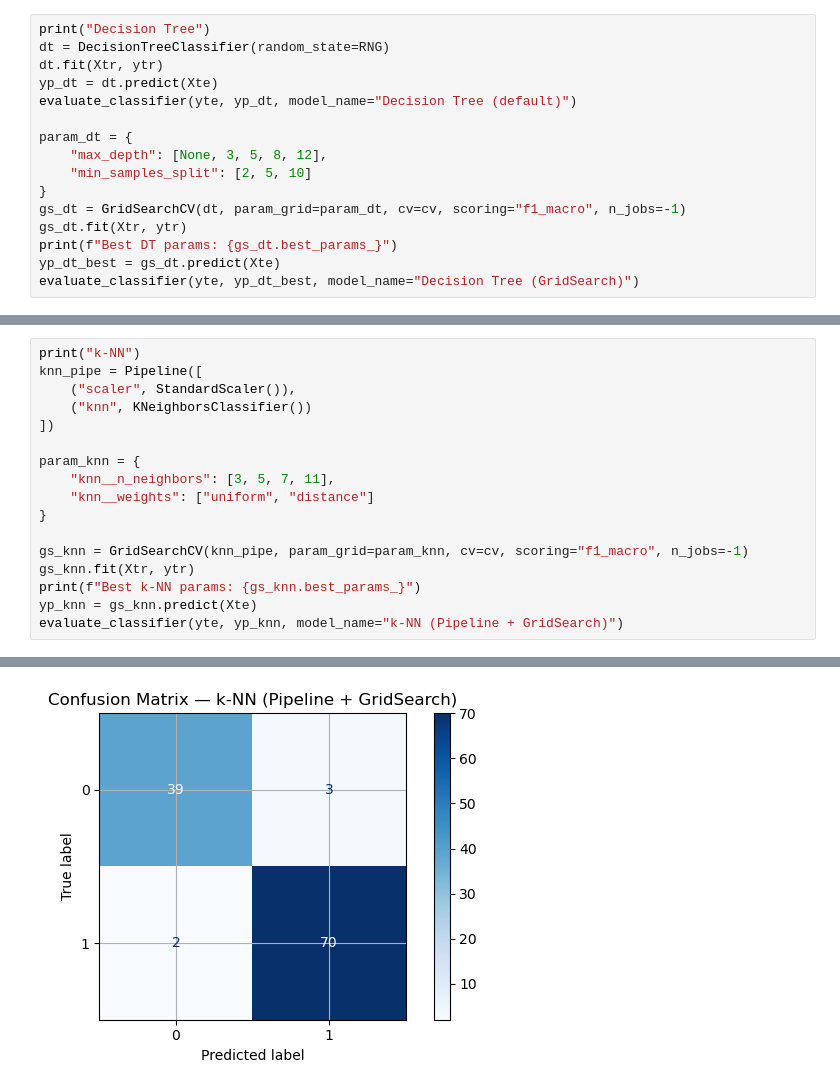
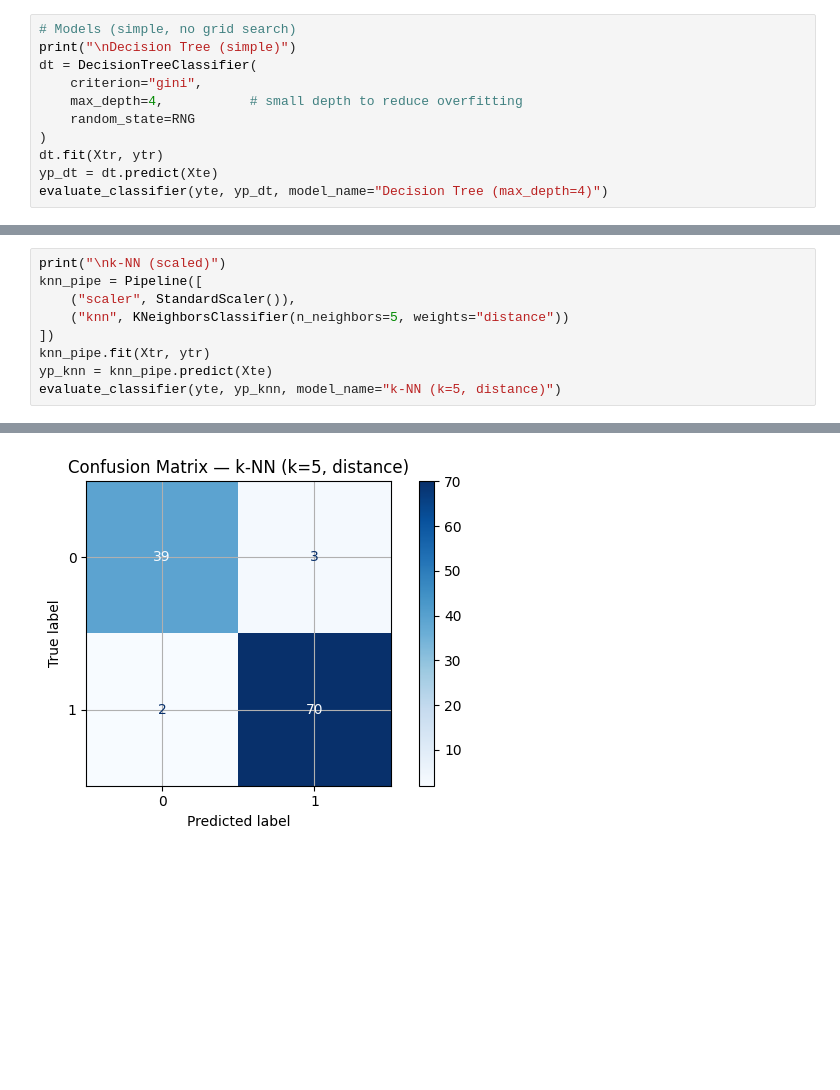
Before and after one commit to anastev982/DeepNets-Playground, a Jupyter notebook: case_studies/data_mining_algorithms/data_mining_algorithms.ipynb, the cells around one changed output, grey strips where cells are left out. Drawn from its saved outputs; the diff is of its cells as text; blank space fills up the shorter version.

```diff
--- a/case_studies/data_mining_algorithms/data_mining_algorithms.ipynb
+++ b/case_studies/data_mining_algorithms/data_mining_algorithms.ipynb
@@ -101,17 +121,12 @@ Train: (455, 30), Test: (114, 30)
 # %%
-print("Decision Tree")
-dt = DecisionTreeClassifier(random_state=RNG)
+# Models (simple, no grid search)
+print("\nDecision Tree (simple)")
+dt = DecisionTreeClassifier(
+    criterion="gini",
+    max_depth=4,           # small depth to reduce overfitting
+    random_state=RNG
+)
 dt.fit(Xtr, ytr)
 yp_dt = dt.predict(Xte)
-evaluate_classifier(yte, yp_dt, model_name="Decision Tree (default)")
-
-param_dt = {
-    "max_depth": [None, 3, 5, 8, 12],
-    "min_samples_split": [2, 5, 10]
-}
-gs_dt = GridSearchCV(dt, param_grid=param_dt, cv=cv, scoring="f1_macro", n_jobs=-1)
-gs_dt.fit(Xtr, ytr)
-print(f"Best DT params: {gs_dt.best_params_}")
-yp_dt_best = gs_dt.predict(Xte)
-evaluate_classifier(yte, yp_dt_best, model_name="Decision Tree (GridSearch)")
+evaluate_classifier(yte, yp_dt, model_name="Decision Tree (max_depth=4)")
 # %% [output]
@@ -150,18 +149,10 @@ weighted avg       0.94      0.94      0.94       114
 # %%
-print("k-NN")
+print("\nk-NN (scaled)")
 knn_pipe = Pipeline([
     ("scaler", StandardScaler()),
-    ("knn", KNeighborsClassifier())
+    ("knn", KNeighborsClassifier(n_neighbors=5, weights="distance"))
 ])
-
-param_knn = {
-    "knn__n_neighbors": [3, 5, 7, 11],
-    "knn__weights": ["uniform", "distance"]
-}
-
-gs_knn = GridSearchCV(knn_pipe, param_grid=param_knn, cv=cv, scoring="f1_macro", n_jobs=-1)
-gs_knn.fit(Xtr, ytr)
-print(f"Best k-NN params: {gs_knn.best_params_}")
-yp_knn = gs_knn.predict(Xte)
-evaluate_classifier(yte, yp_knn, model_name="k-NN (Pipeline + GridSearch)")
+knn_pipe.fit(Xtr, ytr)
+yp_knn = knn_pipe.predict(Xte)
+evaluate_classifier(yte, yp_knn, model_name="k-NN (k=5, distance)")
 # %% [output]
@@ -172,14 +162,14 @@ Best k-NN params: {'knn__n_neighbors': 5, 'knn__weights': 'uniform'}
 Accuracy: 0.956
 F1 (macro): 0.953
 
 Classification report:
               precision    recall  f1-score   support
 
            0       0.95      0.93      0.94        42
            1       0.96      0.97      0.97        72
 
     accuracy                           0.96       114
    macro avg       0.96      0.95      0.95       114
 weighted avg       0.96      0.96      0.96       114
-[figure, old version]
+[figure, new version]
 # %%
```
Also changed, not shown: parts of 12 cells of this notebook.
